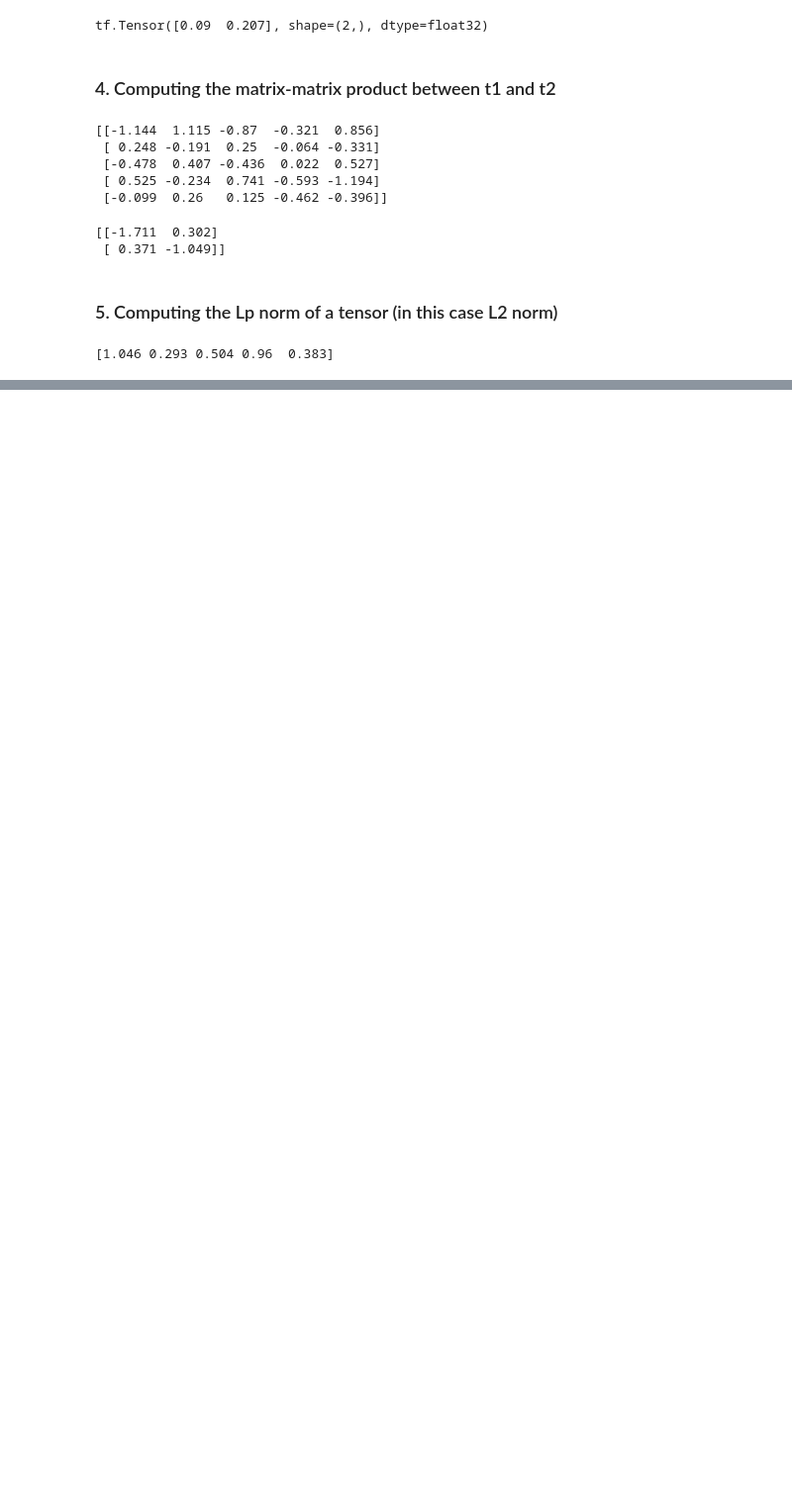
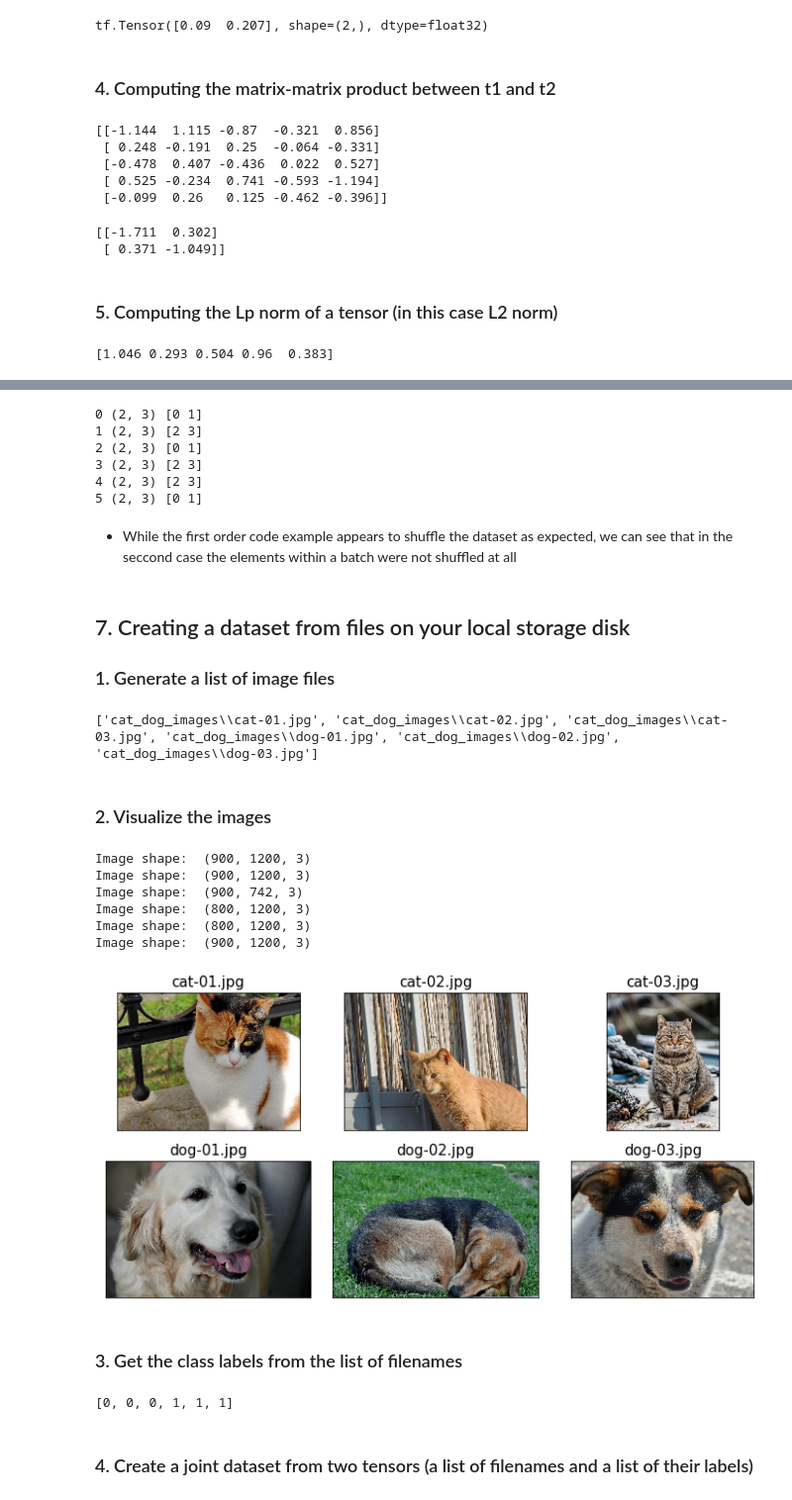
Before and after one commit to yonsken/python-ml-exercises, a Jupyter notebook: chapter_exercises/chapter_13/tensorflow_nn.ipynb, the cells around one changed output, grey strips where cells are left out. Shown at 99% size. Saved outputs shown, nothing was run; the diff lists cells and outputs as text; code cells hidden in the pictures; blank space fills up the shorter version.

Commit message:
Expand the TensorFlow notebook with more sections
I added sections about building input pipelines and obtaining datasets
to the TensorFlow notebook.

```diff
--- a/chapter_exercises/chapter_13/tensorflow_nn.ipynb
+++ b/chapter_exercises/chapter_13/tensorflow_nn.ipynb
@@ -144,0 +351,8 @@ print(norm_t1)
+# %%
+tf.random.set_seed(1)
+
+## Order 1: shuffle -> batch -> repeat
+ds = ds_joint.shuffle(4).batch(2).repeat(3)
+
+for i,(batch_x, batch_y) in enumerate(ds):
+    print(i, batch_x.shape, batch_y.numpy())
@@ -144,0 +368,67 @@ print(norm_t1)
+# %%
+tf.random.set_seed(1)
+
+## Order 2: batch -> shuffle -> repeat
+ds = ds_joint.batch(2).shuffle(4).repeat(3)
+
+for i,(batch_x, batch_y) in enumerate(ds):
+    print(i, batch_x.shape, batch_y.numpy())
+# %% [output]
+0 (2, 3) [0 1]
+1 (2, 3) [2 3]
+2 (2, 3) [0 1]
+3 (2, 3) [2 3]
+4 (2, 3) [2 3]
+5 (2, 3) [0 1]
+# %% [markdown]
+- While the first order code example appears to shuffle the dataset as expected, we can see that in the seccond case the elements within a batch were not shuffled at all
+# %% [markdown]
+## 7. Creating a dataset from files on your local storage disk
+### 1. Generate a list of image files
+# %%
+import pathlib
+
+imgdir_path = pathlib.Path('cat_dog_images')
+
+file_list = sorted([str(path) for path in imgdir_path.glob('*.jpg')])
+
+print(file_list)
+# %% [output]
+['cat_dog_images\\cat-01.jpg', 'cat_dog_images\\cat-02.jpg', 'cat_dog_images\\cat-03.jpg', 'cat_dog_images\\dog-01.jpg', 'cat_dog_images\\dog-02.jpg', 'cat_dog_images\\dog-03.jpg']
+# %% [markdown]
+### 2. Visualize the images
+# %%
+import matplotlib.pyplot as plt
+import os
+
+
+fig = plt.figure(figsize=(10, 5))
+for i,file in enumerate(file_list):
+    img_raw = tf.io.read_file(file)
+    img = tf.image.decode_image(img_raw)
+    print('Image shape: ', img.shape)
+    ax = fig.add_subplot(2, 3, i+1)
+    ax.set_xticks([]); ax.set_yticks([])
+    ax.imshow(img)
+    ax.set_title(os.path.basename(file), size=15)
+
+plt.tight_layout()
+plt.show()
+# %% [output]
+Image shape:  (900, 1200, 3)
+Image shape:  (900, 1200, 3)
+Image shape:  (900, 742, 3)
+Image shape:  (800, 1200, 3)
+Image shape:  (800, 1200, 3)
+Image shape:  (900, 1200, 3)
+[figure, added]
+# %% [markdown]
+### 3. Get the class labels from the list of filenames
+# %%
+labels = [1 if 'dog' in os.path.basename(file) else 0
+          for file in file_list]
+print(labels)
+# %% [output]
+[0, 0, 0, 1, 1, 1]
+# %% [markdown]
+### 4. Create a joint dataset from two tensors (a list of filenames and a list of their labels)
```
Also changed, not shown: parts of 47 cells of this notebook, 6 other files.
